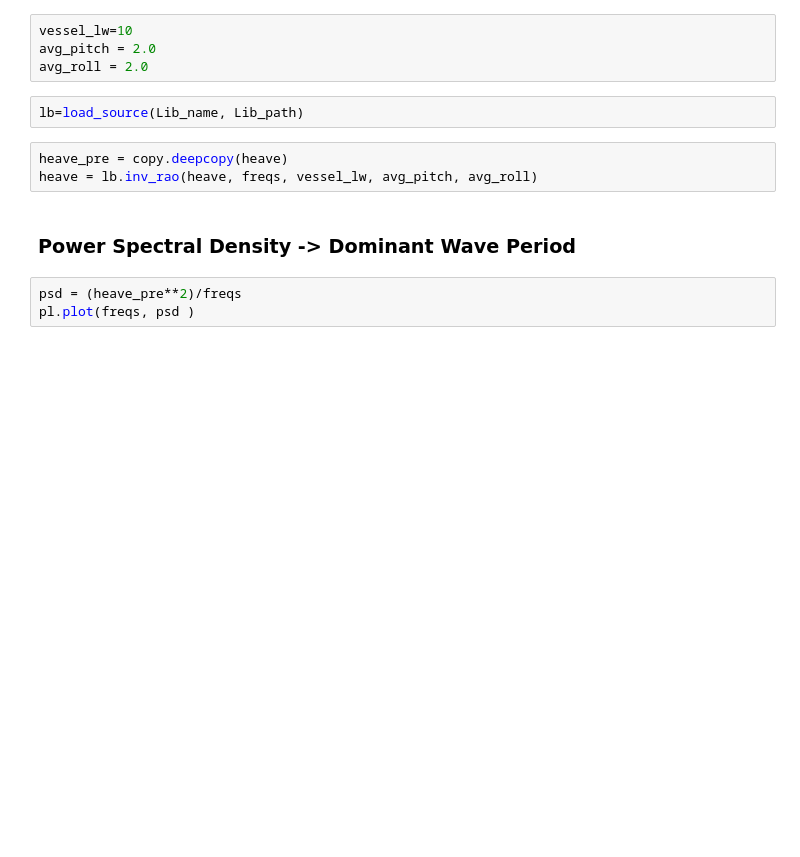
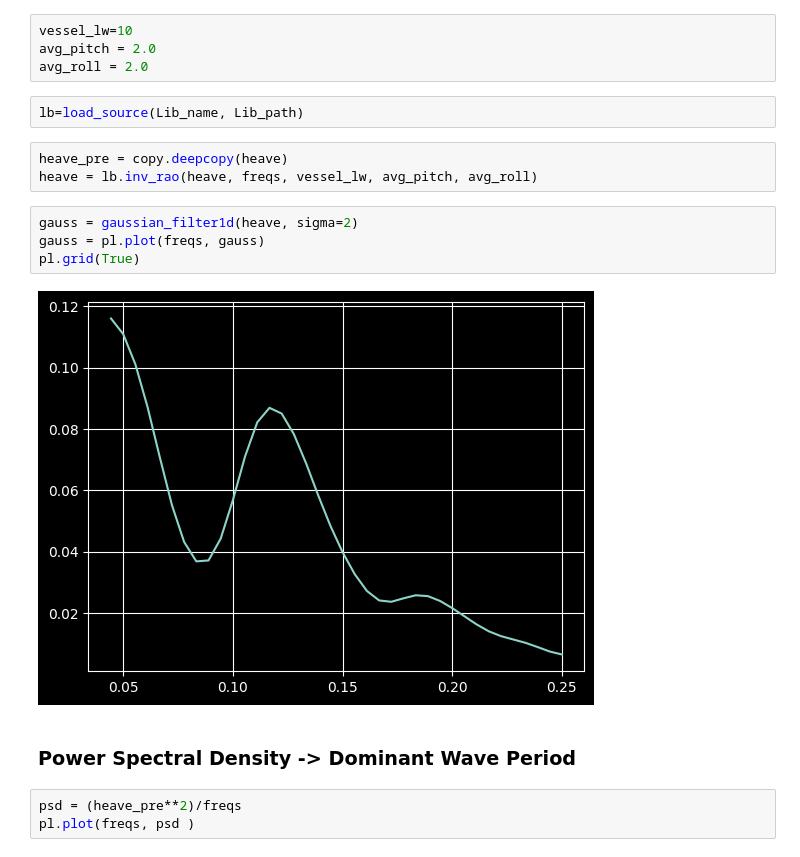
Before and after one commit to mauroc/sqrpi, a Jupyter notebook: dev01.ipynb, the cells around one changed output. Cells and saved outputs as stored; diff of their text form; blank space fills up the shorter version.

```diff
--- a/dev01.ipynb
+++ b/dev01.ipynb
@@ -174,6 +184,12 @@ lb=load_source(Lib_name, Lib_path)
 # %%
 heave_pre = copy.deepcopy(heave)
 heave = lb.inv_rao(heave, freqs, vessel_lw, avg_pitch, avg_roll)
+# %%
+gauss = gaussian_filter1d(heave, sigma=2)
+gauss = pl.plot(freqs, gauss)
+pl.grid(True)
+# %% [output]
+[figure, added]
 # %% [markdown]
 ### Power Spectral Density -> Dominant Wave Period ###
 # %%
```
Also changed, not shown: parts of 14 cells of this notebook, 4 other files.
